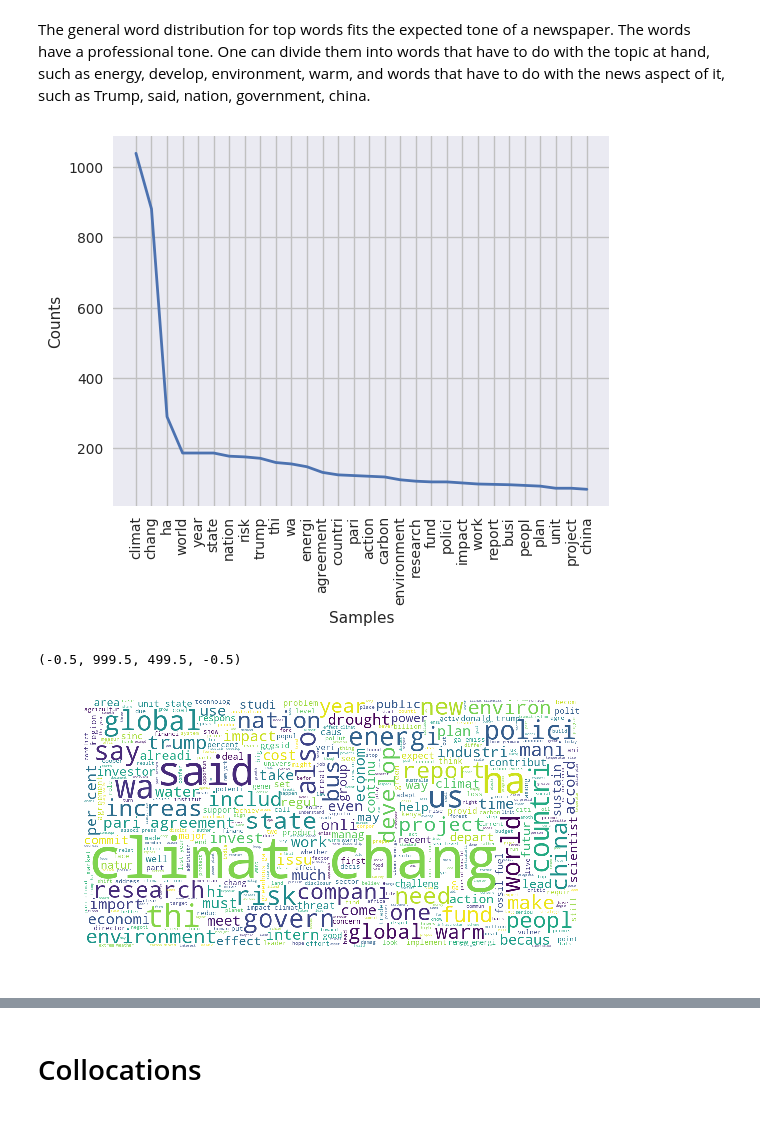
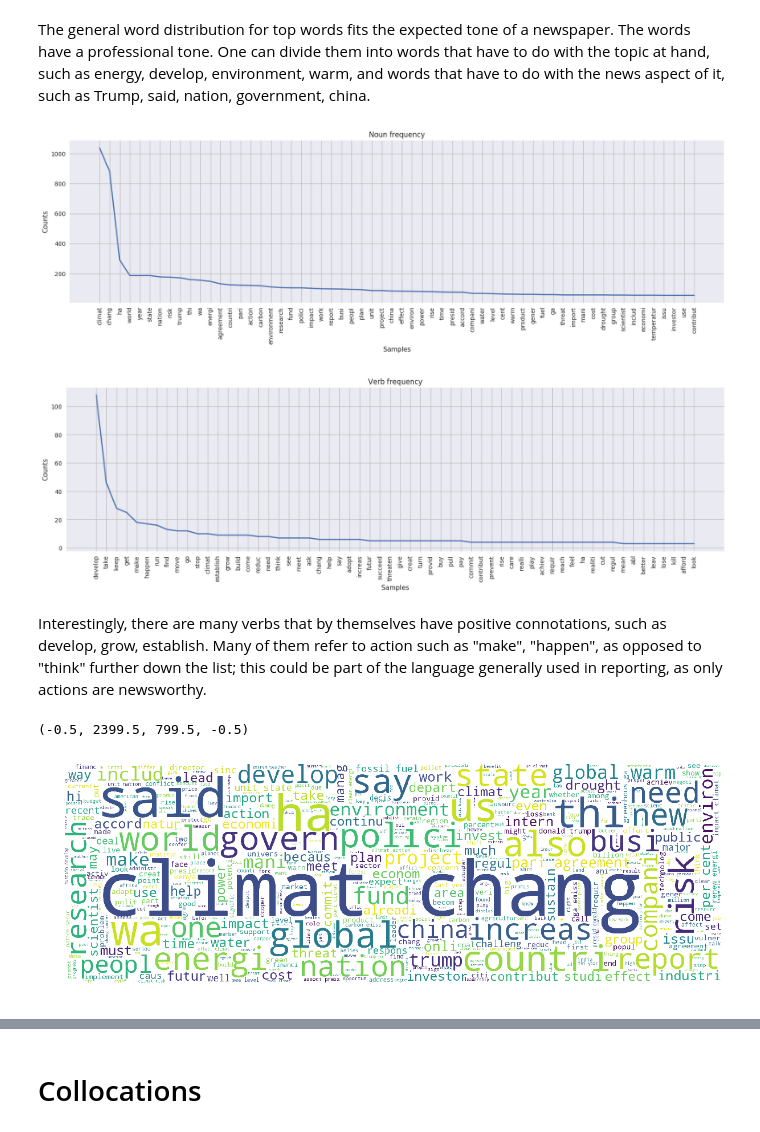
Before and after one commit to Moloq/content-analysis-2018, a Jupyter notebook: 2-Corpus-Linguistics/2-Corpus-Linguistics.ipynb, the cells around one changed output, grey strips where cells are left out. Saved outputs shown, nothing was run; the diff lists cells and outputs as text; code cells hidden in the pictures.

```diff
--- a/2-Corpus-Linguistics/2-Corpus-Linguistics.ipynb
+++ b/2-Corpus-Linguistics/2-Corpus-Linguistics.ipynb
@@ -775,14 +778,23 @@ news_totalfreq.plot(60)
 The general word distribution for top words fits the expected tone of a newspaper. The words have a professional tone. One can divide them into words that have to do with the topic at hand, such as energy, develop, environment, warm, and words that have to do with the news aspect of it, such as Trump, said, nation, government, china.
 # %%
 newsdist_POStoWord = nltk.ConditionalFreqDist((p, w) for w, p in news_df['normalized_tokens_POS'].sum())
-fig = plt.figure()
-plot = newsdist_POStoWord['NN'].plot(30)
+fig = plt.figure(figsize=(20,5))
+plot = newsdist_POStoWord['NN'].plot(60, title='Noun frequency')
 # %% [output]
-[figure, old version]
+[figure, new version]
+# %%
+newsdist_POStoWord = nltk.ConditionalFreqDist((p, w) for w, p in news_df['normalized_tokens_POS'].sum())
+fig = plt.figure(figsize=(20,5))
+plot = newsdist_POStoWord['VB'].plot(60, title='Verb frequency')
+# %% [output]
+[figure, added]
+# %% [markdown]
+Interestingly, there are many verbs that by themselves have positive connotations, such as develop, grow, establish. Many of them refer to action such as "make", "happen", as opposed to "think" further down the list; this could be part of the language generally used in reporting, as only actions are newsworthy.
 # %%
-wc = wordcloud.WordCloud(background_color="white", max_words=500, width= 2000, height = 1000, mode ='RGBA', scale=.5).generate(' '.join(news_df['normalized_tokens'].sum()))
+fig = plt.figure(figsize=(15,5))
+wc = wordcloud.WordCloud(background_color="white", max_words=500, width= 2400, height = 800, mode ='RGBA', scale=1).generate(' '.join(news_df['normalized_tokens'].sum()))
 plt.imshow(wc)
 plt.axis("off")
 # %% [output]
-(-0.5, 999.5, 499.5, -0.5)
+(-0.5, 2399.5, 799.5, -0.5)
-[figure, old version]
+[figure, new version]
```
Also changed, not shown: parts of 15 cells of this notebook.
